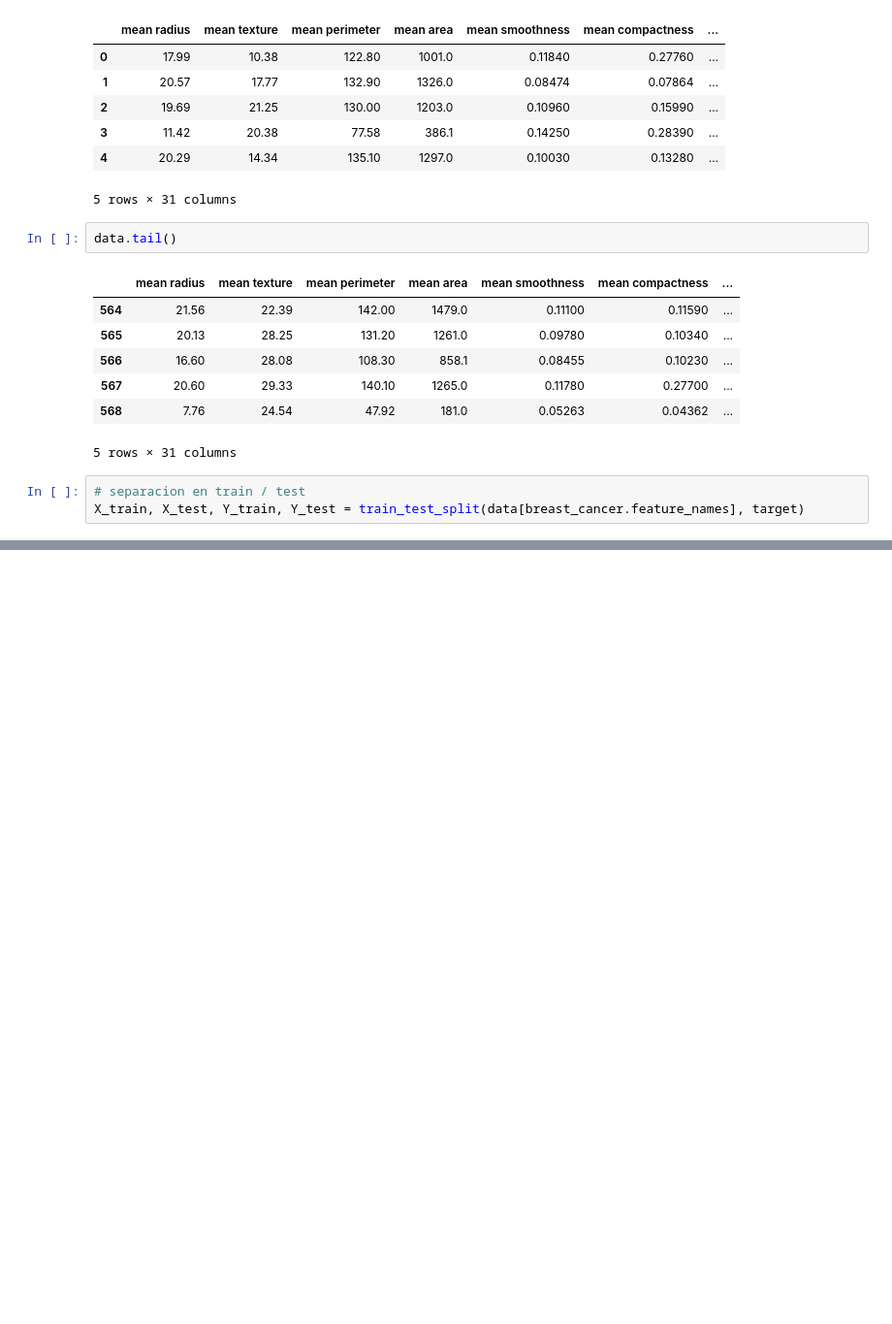
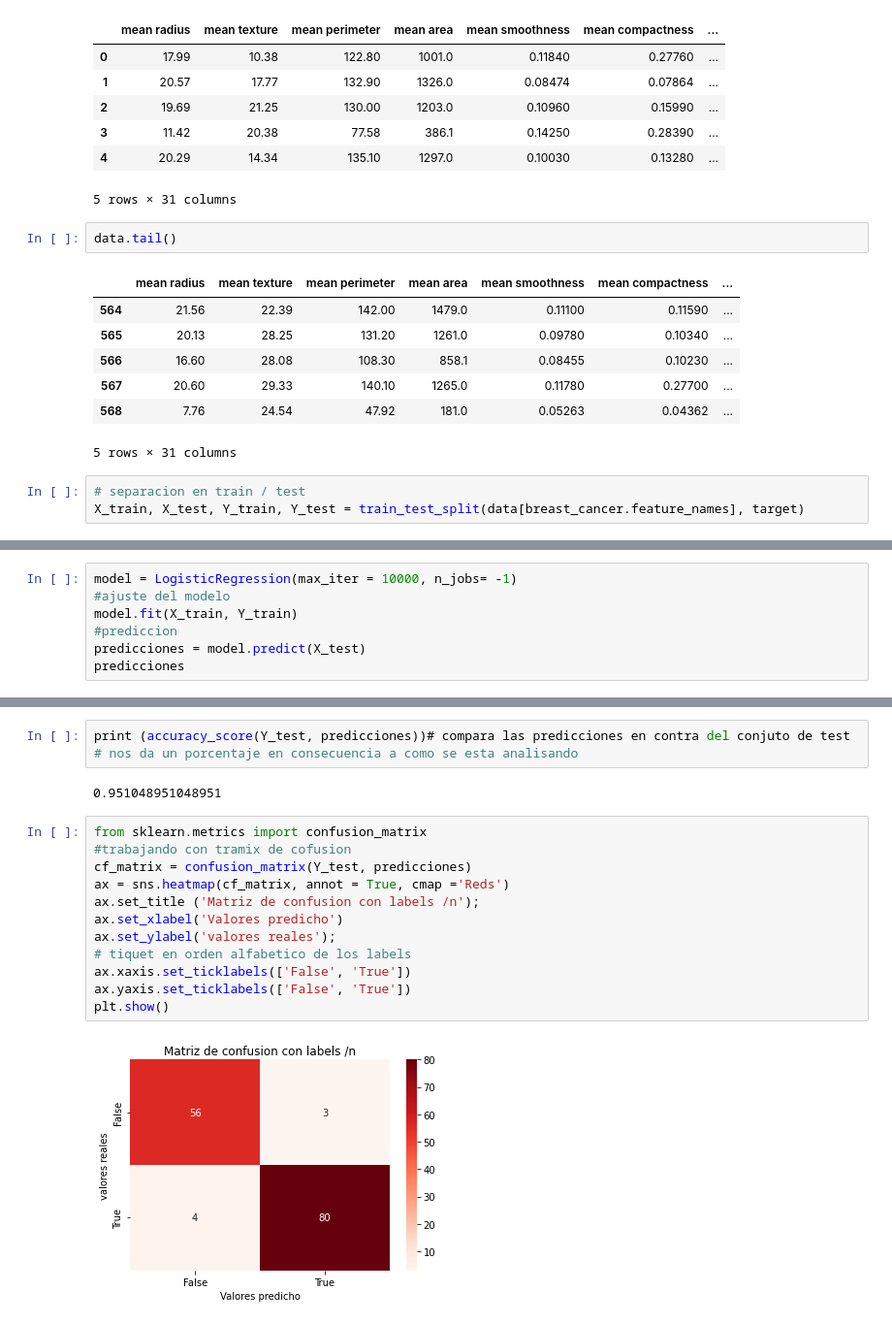
Before and after one commit to yack97/Graficas-predictivas, a Jupyter notebook: segunda_parte_manejo_de_arboles.ipynb, the cells around one changed output, grey strips where cells are left out. Shown: that part at 97% size. Saved outputs shown, nothing was run; the diff lists cells and outputs as text; blank space fills up the shorter version.

```diff
--- a/segunda_parte_manejo_de_arboles.ipynb
+++ b/segunda_parte_manejo_de_arboles.ipynb
@@ -141 +141,8 @@ X_test.head()
 5 rows × 30 columns
+# %%
+model = LogisticRegression(max_iter = 10000, n_jobs= -1)
+#ajuste del modelo
+model.fit(X_train, Y_train)
+#prediccion
+predicciones = model.predict(X_test)
+predicciones
@@ -141,0 +172,19 @@ X_test.head()
+# %%
+print (accuracy_score(Y_test, predicciones))# compara las predicciones en contra del conjuto de test
+# nos da un porcentaje en consecuencia a como se esta analisando
+# %% [output]
+0.951048951048951
+# %%
+from sklearn.metrics import confusion_matrix
+#trabajando con tramix de cofusion
+cf_matrix = confusion_matrix(Y_test, predicciones)
+ax = sns.heatmap(cf_matrix, annot = True, cmap ='Reds')
+ax.set_title ('Matriz de confusion con labels /n');
+ax.set_xlabel('Valores predicho')
+ax.set_ylabel('valores reales');
+# tiquet en orden alfabetico de los labels
+ax.xaxis.set_ticklabels(['False', 'True'])
+ax.yaxis.set_ticklabels(['False', 'True'])
+plt.show()
+# %% [output]
+[figure, added]
```
Also changed, not shown: parts of 4 cells of this notebook.
